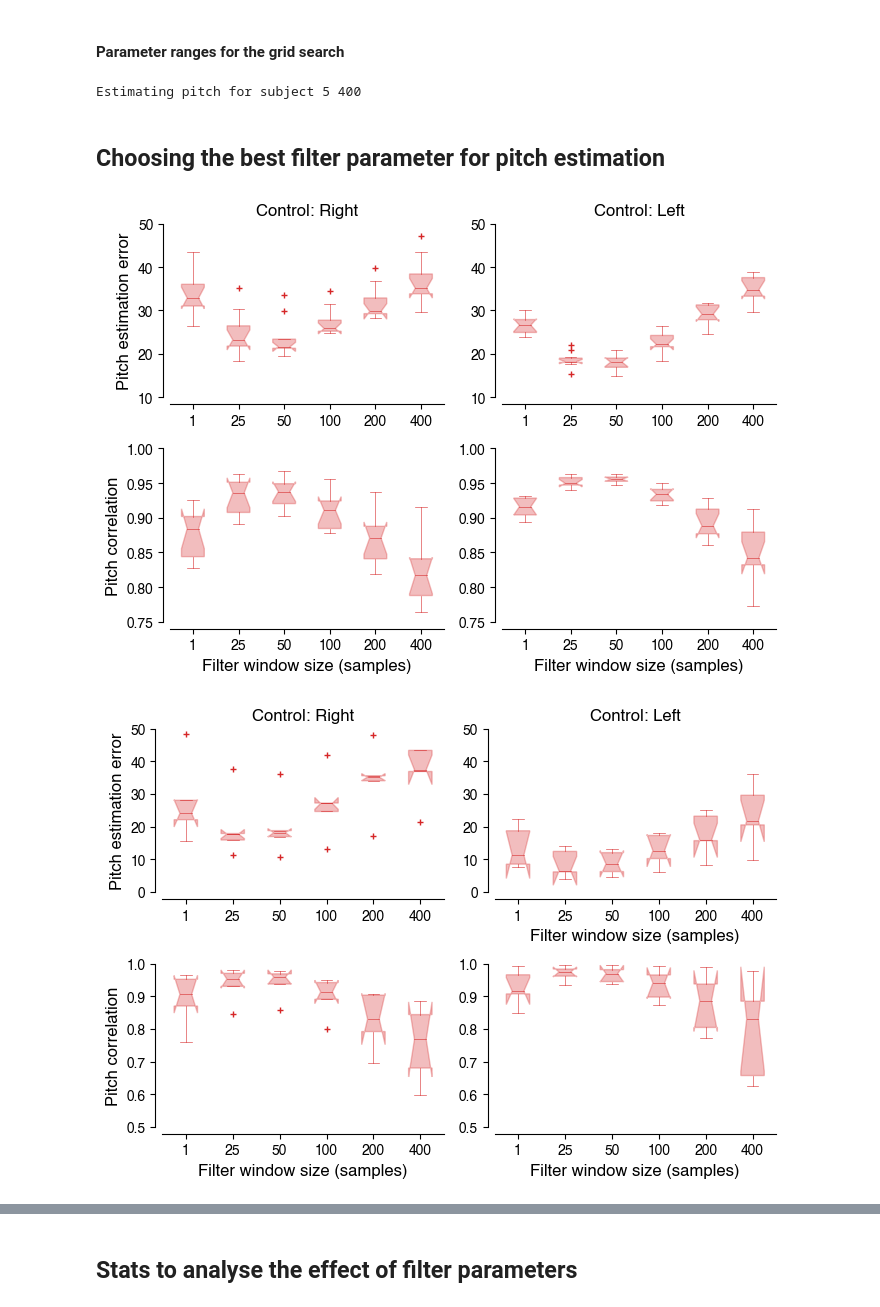
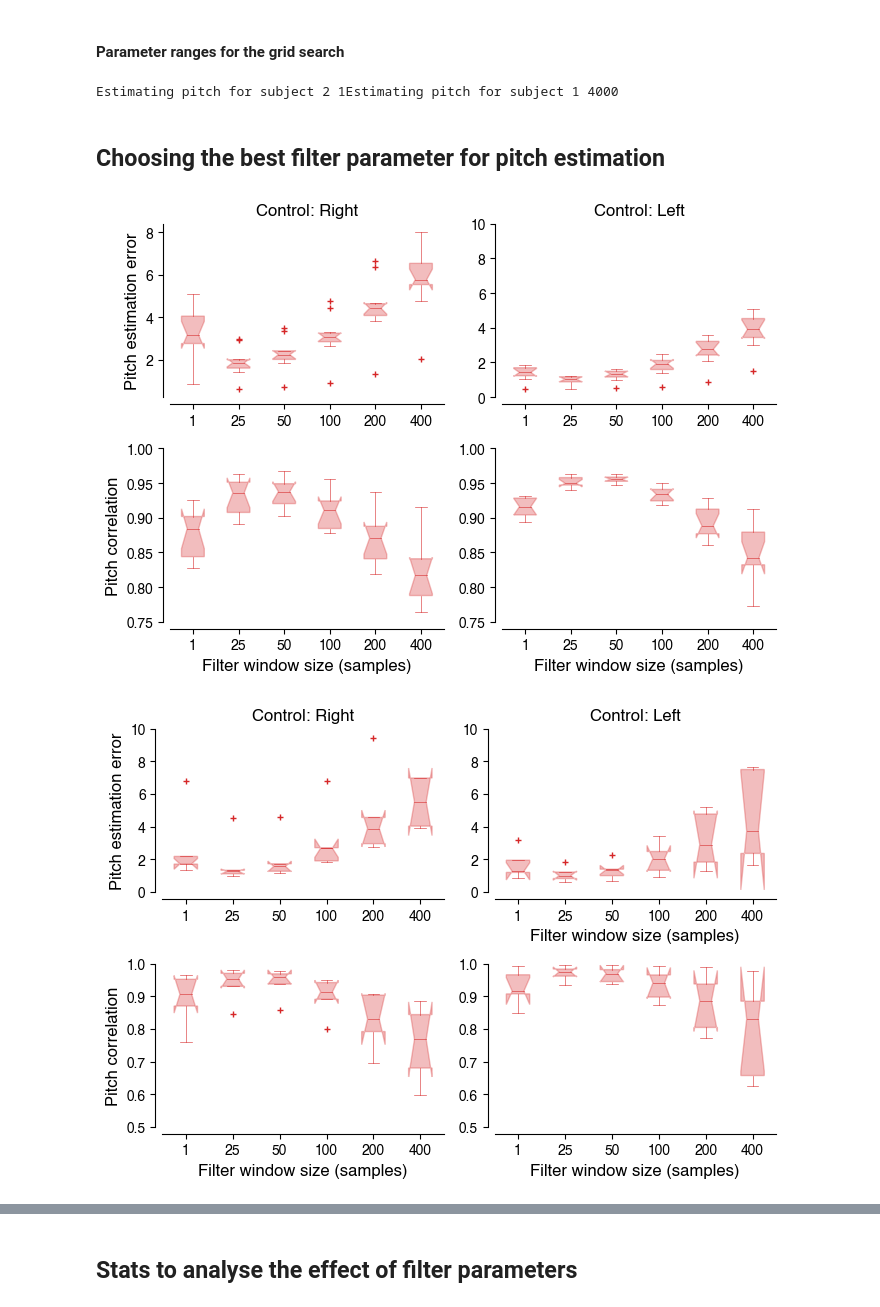
Before and after one commit to siva82kb/gmac, a Jupyter notebook: notebooks/01-pitch_optimization.ipynb, the cells around one changed output, grey strips where cells are left out. Saved outputs shown, nothing was run; the diff lists cells and outputs as text; code cells hidden in the pictures.

```diff
--- a/notebooks/01-pitch_optimization.ipynb
+++ b/notebooks/01-pitch_optimization.ipynb
@@ -84,7 +84,7 @@ datadf = {
 #### Parameter ranges for the grid search
 # %%
 basedir = "../data/output-new"
-limbkey = "unaff"
+limbkey = "right"
 
 # Make directory if it does not exist
 outdir = pathlib.Path(basedir, limbkey, "pitch")
@@ -134,7 +134,7 @@ for subj in subjects:
 # Save data
 pitch_df.to_csv(pathlib.Path(outdir, "pitch.csv"), index=False)
 # %% [output]
-Estimating pitch for subject 5 400
+Estimating pitch for subject 2 1Estimating pitch for subject 1 4000
 # %% [markdown]
 ## Choosing the best filter parameter for pitch estimation
 # %%
@@ -155,7 +155,7 @@ for _lmb in ["left", "right", "aff", "unaff"]:
         _gt = _df.loc[_df.subject == _subj, "pitch"].values
         for j, _np in enumerate(pitch_param_ranges["np"]):
             # Compute the 95th percentile absolute error
-            _err = np.percentile(np.abs(_df.loc[_sinx, f"np{_np}"].values - _gt), 95)
+            _err = np.percentile(np.abs(_df.loc[_sinx, f"np{_np}"].values - _gt), 50)
             # Correlation coefficient
             _corr = scipy.stats.pearsonr(_df.loc[_sinx, f"np{_np}"].values, _gt)[0]
             # Temporary df
@@ -255,7 +255,7 @@ plt.tight_layout()
 fig.savefig(pathlib.Path(basedir, "pitch_perf_control.pdf"), bbox_inches="tight")
 fig.savefig(pathlib.Path(basedir, "pitch_perf_control.svg"), bbox_inches="tight")
 # %% [output]
-[figure, old version]
+[figure, new version]
 # %%
 fig = plt.figure(figsize=(7, 5))
 
@@ -275,7 +275,7 @@ for i, _np in enumerate(pitch_param_ranges["np"]):
 ax.set_xticklabels(pitch_param_ranges["np"], fontsize=12);
 ax.set_ylabel("Pitch estimation error", fontsize=12)
 ax.set_title("Control: Right", fontsize=12)
-ax.set_ylim((0, 50))
+ax.set_ylim((0, 10))
 ax.spines['right'].set_visible(False)
 ax.spines['top'].set_visible(False)
 ax.spines['left'].set_position(('outward', 5))
@@ -295,7 +295,7 @@ for i, _np in enumerate(pitch_param_ranges["np"]):
 ax.set_xticklabels(pitch_param_ranges["np"], fontsize=12);
 ax.set_xlabel("Filter window size (samples)", fontsize=12)
 ax.set_title("Control: Left", fontsize=12)
-ax.set_ylim((0, 50))
+ax.set_ylim((0, 10))
 ax.spines['right'].set_visible(False)
 ax.spines['top'].set_visible(False)
 ax.spines['left'].set_position(('outward', 5))
@@ -324,31 +324,31 @@ ax.spines['right'].set_visible(False)
 ax.spines['top'].set_visible(False)
 ax.spines['left'].set_position(('outward', 5))
 ax.spines['bottom'].set_position(('outward', 5))
 
 # Correlation coefficient
 _linx = (_limbdf.limb == "aff")
 ax = fig.add_subplot(224)
 for i, _np in enumerate(pitch_param_ranges["np"]):
     ax.boxplot(x=_limbdf[_linx & (_limbdf.np == _np)]["corr"], positions=[i],
                widths=0.5, notch=True, patch_artist=True,
                boxprops=dict(facecolor="tab:red", color="tab:red", alpha=0.3),
                capprops=dict(color="tab:red", alpha=0.8, lw=0.5),
                whiskerprops=dict(color="tab:red", alpha=0.8, lw=0.5),
                flierprops=dict(color="tab:red", markeredgecolor="tab:red",
                                markerfacecolor='tab:red', marker='+', markersize=4),
                medianprops=dict(color="tab:red", alpha=0.8, lw=0.5))
 ax.set_xticklabels(pitch_param_ranges["np"], fontsize=12);
 ax.set_xlabel("Filter window size (samples)", fontsize=12)
 # ax.set_title("Pitch correlation", fontsize=12)
 ax.set_ylim((0.5, 1.0))
 ax.spines['right'].set_visible(False)
 ax.spines['top'].set_visible(False)
 ax.spines['left'].set_position(('outward', 5))
 ax.spines['bottom'].set_position(('outward', 5))
 
 plt.tight_layout()
 
 fig.savefig(pathlib.Path(basedir, "pitch_perf_stroke.pdf"), bbox_inches="tight")
 fig.savefig(pathlib.Path(basedir, "pitch_perf_stroke.svg"), bbox_inches="tight")
 # %% [output]
-[figure, old version]
+[figure, new version]
```
Also changed, not shown: parts of 1 cell of this notebook, 4 other files.
